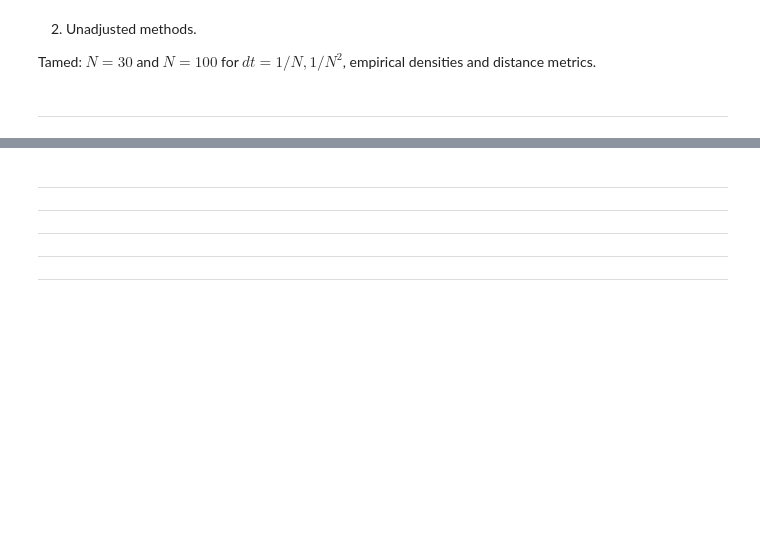
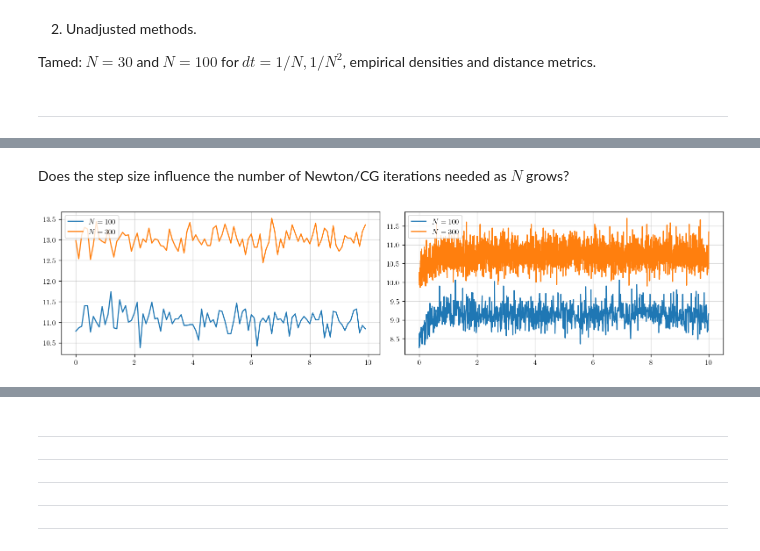
Before and after one commit to fredwdickinson/dissertation, a Jupyter notebook: code/notebooks/06_figures.ipynb, the cells around one changed output, grey strips where cells are left out. Drawn from its saved outputs; the diff is of its cells as text; code cells hidden in the pictures; blank space fills up the shorter version.

```diff
--- a/code/notebooks/06_figures.ipynb
+++ b/code/notebooks/06_figures.ipynb
@@ -83,0 +196,21 @@ plt.show()
+# %% [markdown]
+Does the step size influence the number of Newton/CG iterations needed as $N$ grows?
+# %%
+dt = 0.1; step_times_O1 = [step*dt for step in range(int(T/dt))]
+dt = 1/100; step_times_N100 = [step*dt for step in range(int(T/dt))]
+dt = 1/300; step_times_N300 = [step*dt for step in range(int(T/dt))]
+
+fig, axes = plt.subplots(1, 2, figsize = (13, 3))
+ax1, ax2 = axes
+
+ax1.plot(step_times_O1, implicit_info_1a["newton_iters"].mean(axis = 1), label = r"$N = 100$", lw = 1.5)
+ax1.plot(step_times_O1, implicit_info_2a["newton_iters"].mean(axis = 1), label = r"$N = 300$", lw = 1.5)
+ax2.plot(step_times_N100, implicit_info_1c["newton_iters"].mean(axis = 1), label = r"$N = 100$", lw = 1.5)
+ax2.plot(step_times_N300, implicit_info_2c["newton_iters"].mean(axis = 1), label = r"$N = 300$", lw = 1.5)
+
+for ax in axes:
+    ax.legend(loc = "upper left")
+
+plt.show()
+# %% [output]
+[figure, added]
```
Also changed, not shown: parts of 8 cells of this notebook, 5 other files.
